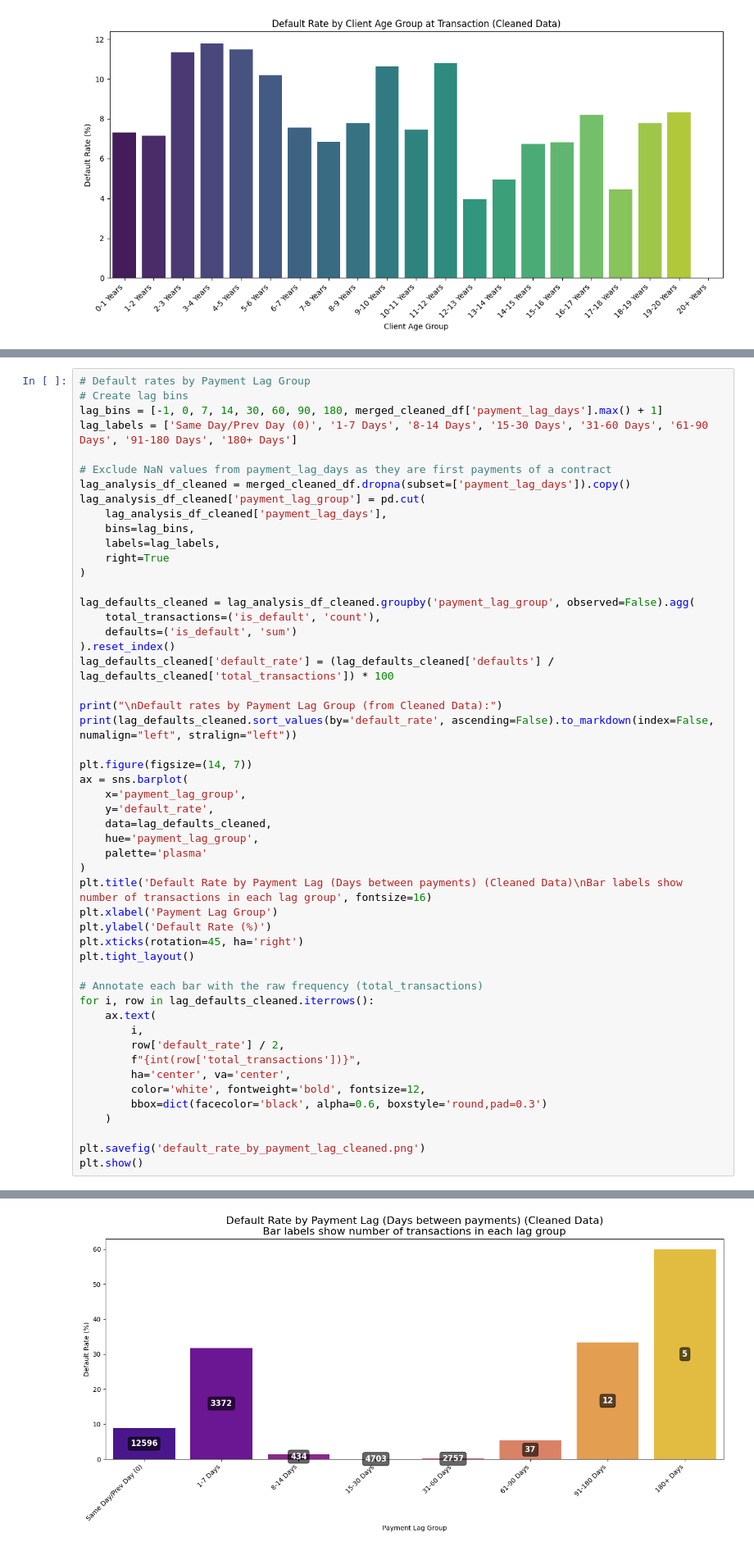
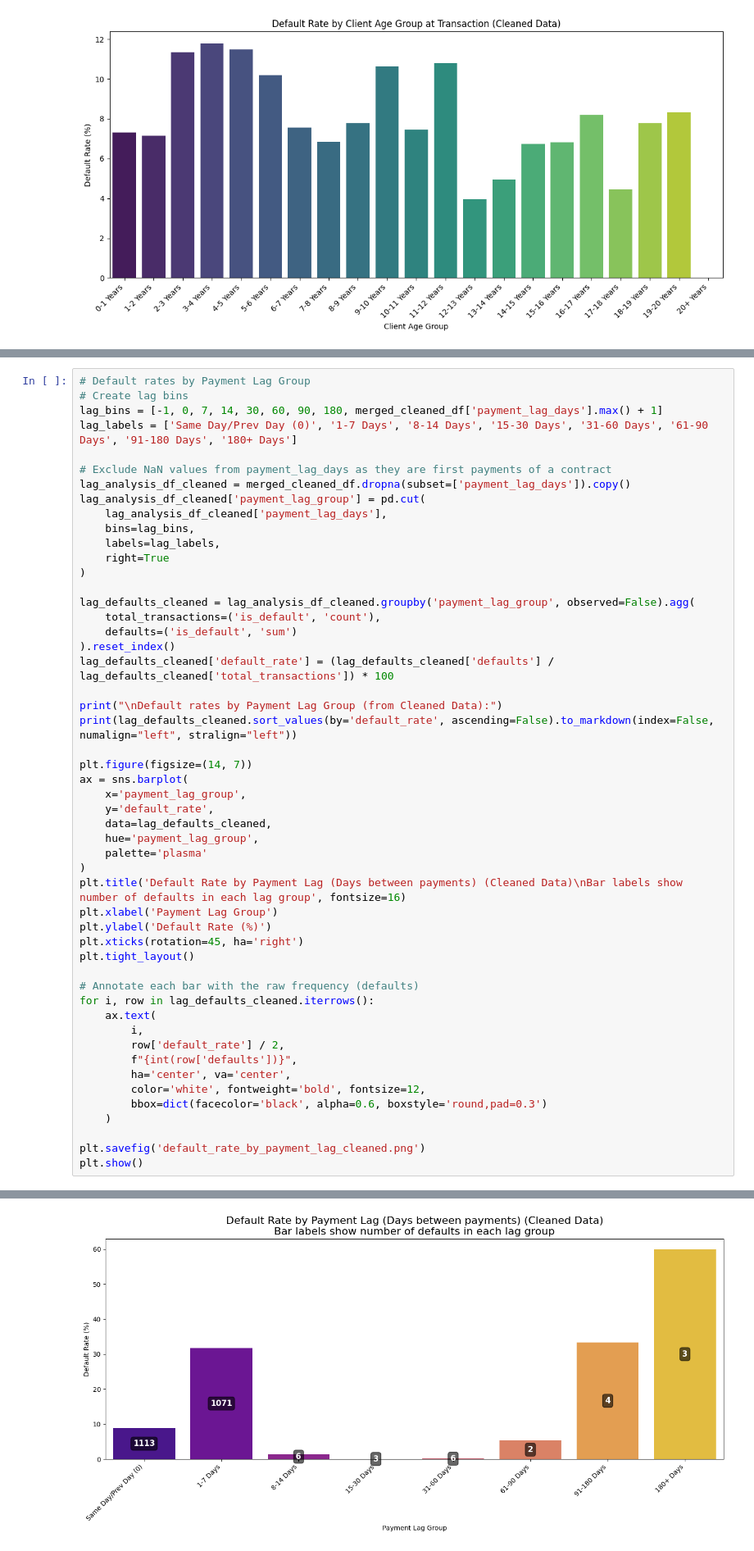
Before and after one commit to jack-braga/Jack-Braga-Case-Study, a Jupyter notebook: Analysis.ipynb, the cells around one changed output, grey strips where cells are left out. Shown: that part at 82% size. Saved outputs shown, nothing was run; the diff lists cells and outputs as text.

```diff
--- a/Analysis.ipynb
+++ b/Analysis.ipynb
@@ -643,37 +643,37 @@ ax = sns.barplot(
     hue='payment_lag_group',
     palette='plasma'
 )
-plt.title('Default Rate by Payment Lag (Days between payments) (Cleaned Data)\nBar labels show number of transactions in each lag group', fontsize=16)
+plt.title('Default Rate by Payment Lag (Days between payments) (Cleaned Data)\nBar labels show number of defaults in each lag group', fontsize=16)
 plt.xlabel('Payment Lag Group')
 plt.ylabel('Default Rate (%)')
 plt.xticks(rotation=45, ha='right')
 plt.tight_layout()
 
-# Annotate each bar with the raw frequency (total_transactions)
+# Annotate each bar with the raw frequency (defaults)
 for i, row in lag_defaults_cleaned.iterrows():
     ax.text(
         i,
         row['default_rate'] / 2,
-        f"{int(row['total_transactions'])}",
+        f"{int(row['defaults'])}",
         ha='center', va='center',
         color='white', fontweight='bold', fontsize=12,
         bbox=dict(facecolor='black', alpha=0.6, boxstyle='round,pad=0.3')
     )
 
 plt.savefig('default_rate_by_payment_lag_cleaned.png')
 plt.show()
 # %% [output]
 Default rates by Payment Lag Group (from Cleaned Data):
 | payment_lag_group     | total_transactions   | defaults   | default_rate   |
 |:----------------------|:---------------------|:-----------|:---------------|
 | 180+ Days             | 5                    | 3          | 60             |
 | 91-180 Days           | 12                   | 4          | 33.3333        |
 | 1-7 Days              | 3372                 | 1071       | 31.7616        |
 | Same Day/Prev Day (0) | 12596                | 1113       | 8.83614        |
 | 61-90 Days            | 37                   | 2          | 5.40541        |
 | 8-14 Days             | 434                  | 6          | 1.38249        |
 | 31-60 Days            | 2757                 | 6          | 0.217628       |
 | 15-30 Days            | 4703                 | 3          | 0.0637891      |
-[figure, old version]
+[figure, new version]
 # %% [markdown]
 ## ⚒️ Refining Data
```
Also changed, not shown: parts of 6 cells of this notebook.
